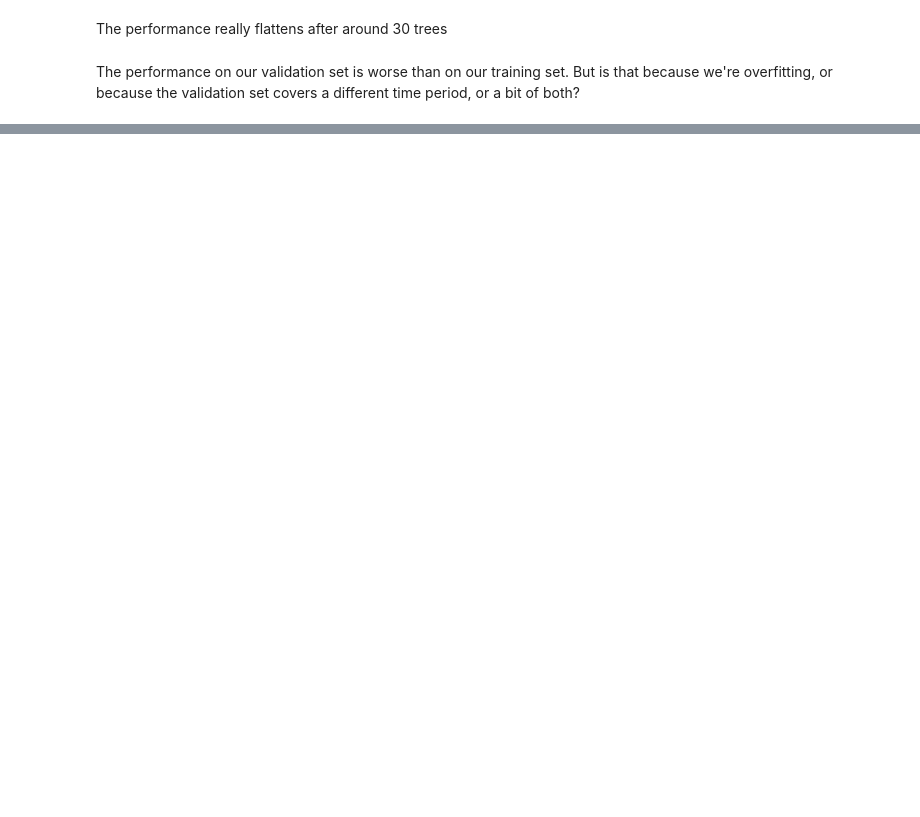
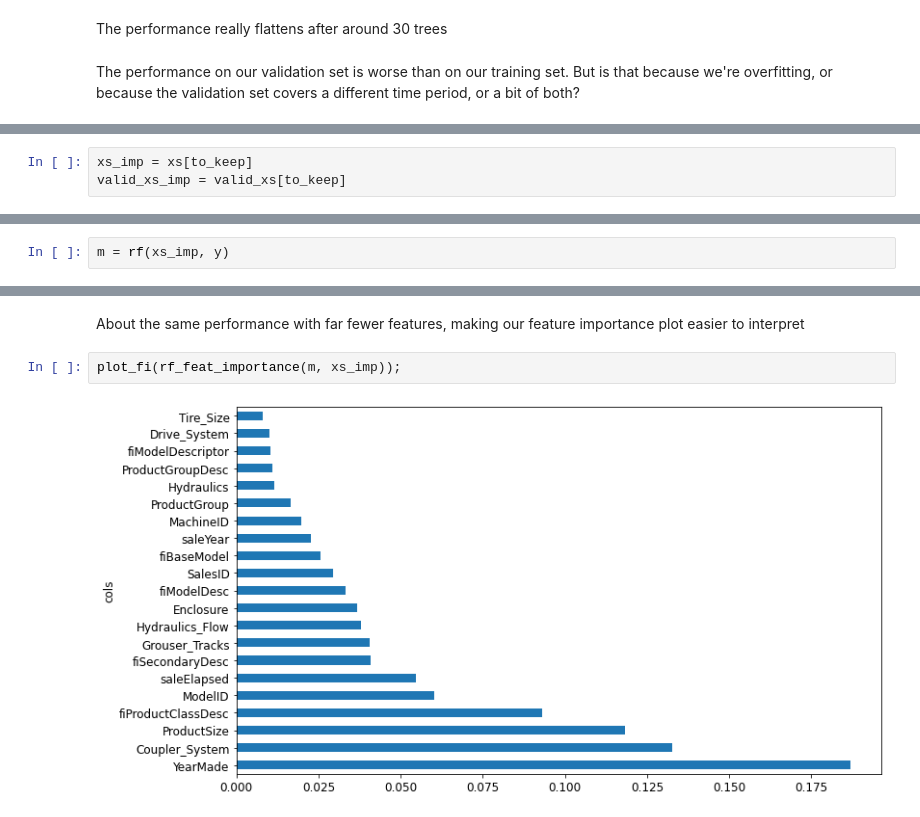
Before and after one commit to jaryaman/fastai-v4, a Jupyter notebook: notebooks/07-JA-tabular-modelling.ipynb, the cells around one changed output, grey strips where cells are left out. Cells and saved outputs as stored; diff of their text form; blank space fills up the shorter version.

```diff
--- a/notebooks/07-JA-tabular-modelling.ipynb
+++ b/notebooks/07-JA-tabular-modelling.ipynb
@@ -351,0 +432,3 @@ The performance on our validation set is worse than on our training set. But is
+# %%
+xs_imp = xs[to_keep]
+valid_xs_imp = valid_xs[to_keep]
@@ -351,0 +439,2 @@ The performance on our validation set is worse than on our training set. But is
+# %%
+m = rf(xs_imp, y)
@@ -351,0 +445,6 @@ The performance on our validation set is worse than on our training set. But is
+# %% [markdown]
+About the same performance with far fewer features, making our feature importance plot easier to interpret
+# %%
+plot_fi(rf_feat_importance(m, xs_imp));
+# %% [output]
+[figure, added]
```
Also changed, not shown: parts of 66 cells of this notebook.
